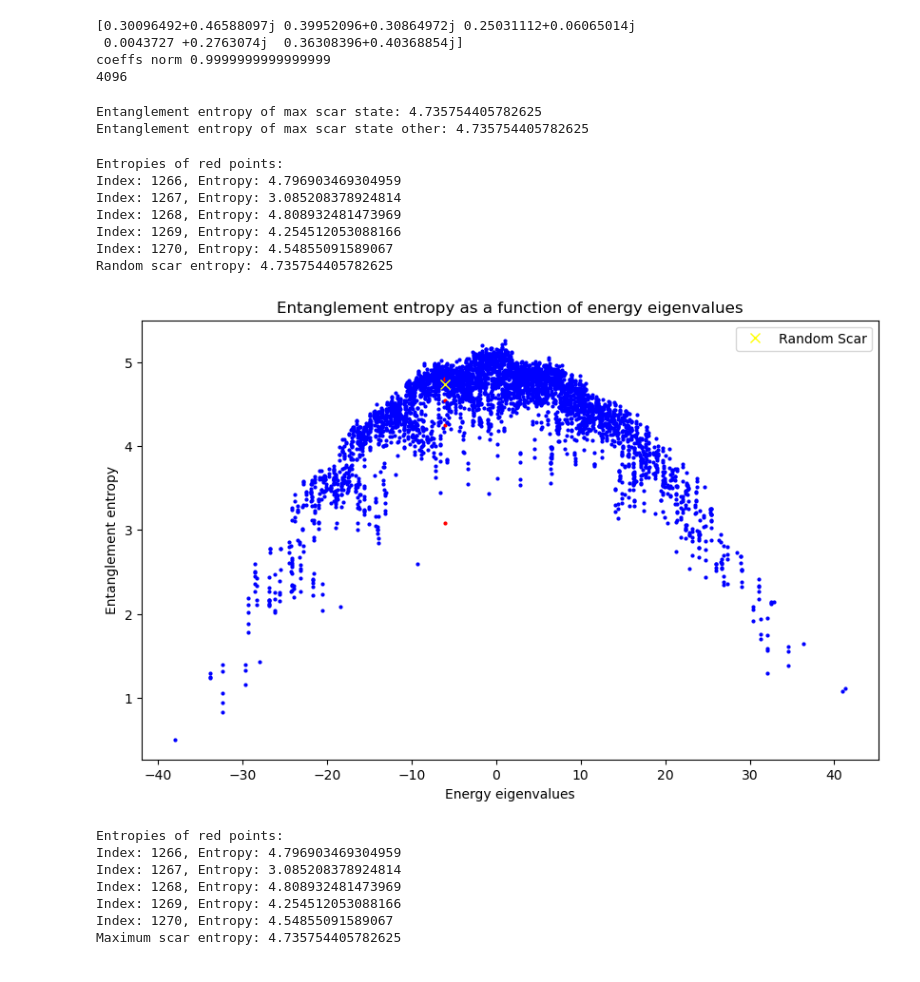
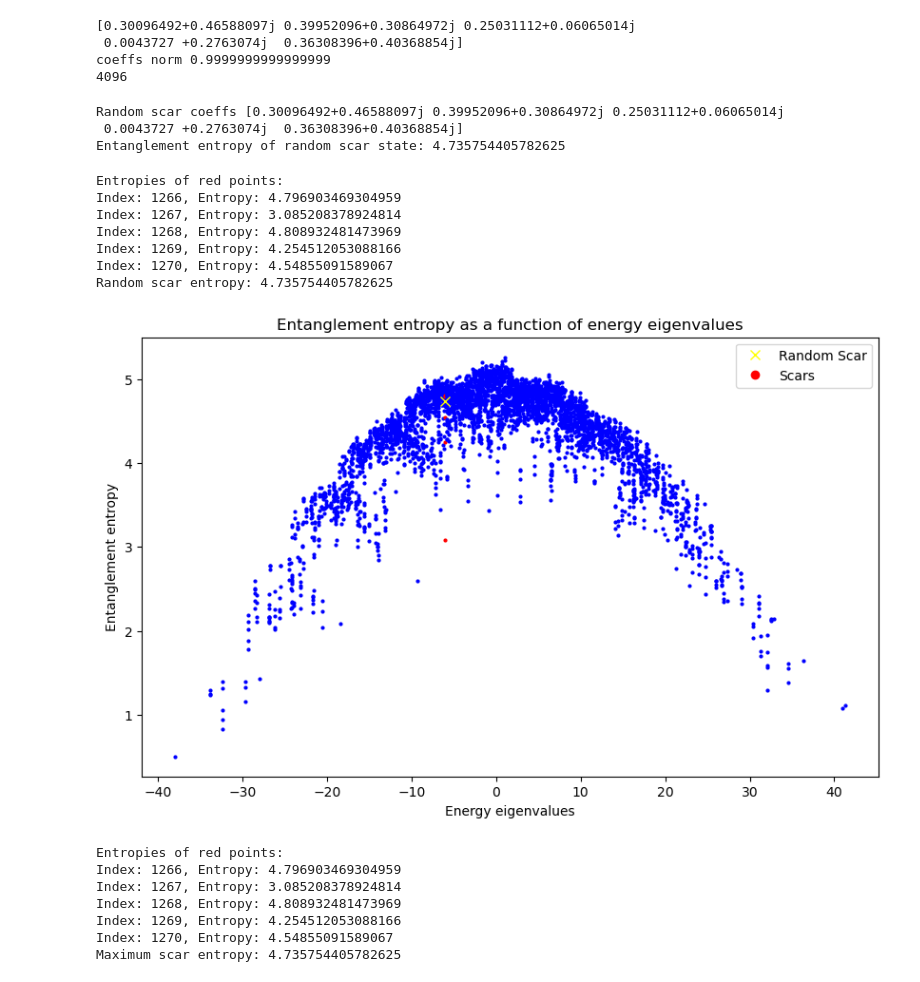
Before and after one commit to ofeypolv/frh, a Jupyter notebook: icosahedral.ipynb, the cells around one changed output. Cells and saved outputs as stored; diff of their text form; code cells hidden in the pictures.

```diff
--- a/icosahedral.ipynb
+++ b/icosahedral.ipynb
@@ -514,14 +514,13 @@ coeffs norm 0.9999999999999999
 4096
 # %%
 max_scar = linear_combination_np(random_coeffs, red_eigenvectors)
-max_scar_other = np.sum(eigenvectors[:, red_indices] * random_coeffs, axis=1)
 max_scar_entropy = entanglement_entropy(max_scar, N // 2, N)
-max_scar_entropy_other = entanglement_entropy(max_scar_other, N // 2, N)
-print(f"Entanglement entropy of max scar state: {max_scar_entropy}")
-print(f"Entanglement entropy of max scar state other: {max_scar_entropy_other}")
+print("Random scar coeffs", random_coeffs)
+print(f"Entanglement entropy of random scar state: {max_scar_entropy}")
 # %% [output]
-Entanglement entropy of max scar state: 4.735754405782625
-Entanglement entropy of max scar state other: 4.735754405782625
+Random scar coeffs [0.30096492+0.46588097j 0.39952096+0.30864972j 0.25031112+0.06065014j
+ 0.0043727 +0.2763074j  0.36308396+0.40368854j]
+Entanglement entropy of random scar state: 4.735754405782625
 # %%
 # Compute entanglement entropy for all eigenstates in the full Hilbert space
 subsystem_size = N // 2
@@ -536,35 +535,39 @@ for i in red_indices:
     print(f'Index: {i}, Entropy: {naive_entropies[i]}')
 
 print(f'Random scar entropy: {max_scar_entropy}')
 
 # Plot entanglement entropy as a function of energy eigenvalues
 plt.figure(figsize=(10, 6))
 
 # Highlight points with y-component less than the threshold in red
 colors = ['red' if y < threshold else 'blue' for y in min_eigenvalues]
 
-
 # Plot entanglement entropy with highlighted points
 for i, color in enumerate(colors):
     plt.plot(eigenvalues[i], naive_entropies[i], 'o', color=color, markersize=2)
 
 # Plot the maximum scar entropy in yellow
 plt.plot(np.mean(red_eigenvalues), max_scar_entropy, 'x', color='yellow', markersize=7, label='Random Scar')
 
+# Add legend for red points only with text "scars"
+red_points = [i for i, color in enumerate(colors) if color == 'red']
+if red_points:
+    plt.plot([], [], 'o', color='red', label='Scars')
+
 plt.xlabel('Energy eigenvalues')
 plt.ylabel('Entanglement entropy')
 plt.title('Entanglement entropy as a function of energy eigenvalues')
 plt.legend()
 plt.show()
 # %% [output]
 Entropies of red points:
 Index: 1266, Entropy: 4.796903469304959
 Index: 1267, Entropy: 3.085208378924814
 Index: 1268, Entropy: 4.808932481473969
 Index: 1269, Entropy: 4.254512053088166
 Index: 1270, Entropy: 4.54855091589067
 Random scar entropy: 4.735754405782625
-[figure, old version]
+[figure, new version]
 # %%
 # Define a list of colors for red points
 red_colors = plt.cm.rainbow(np.linspace(0, 1, len(red_indices)))
```
Also changed, not shown: 4 other files.
